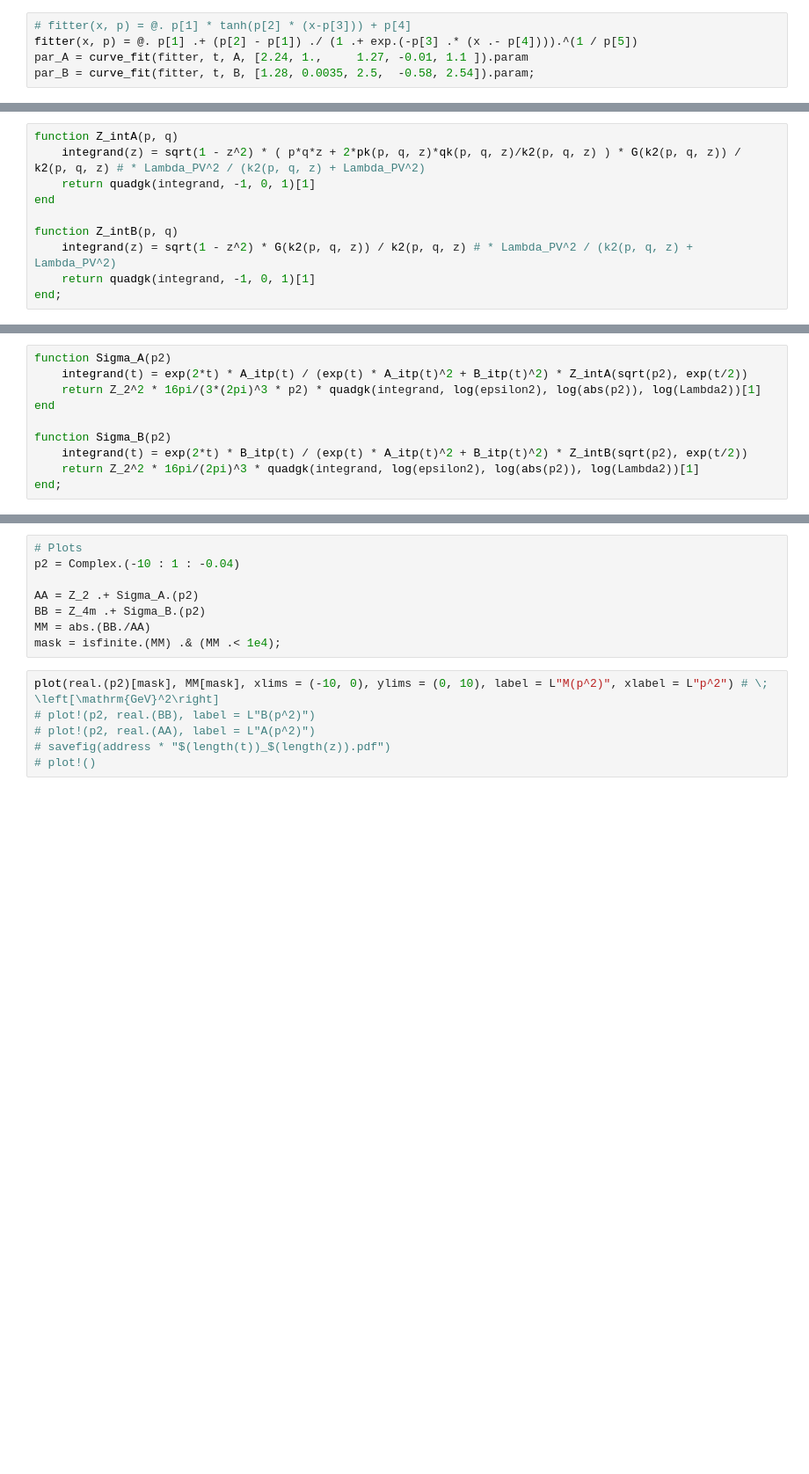
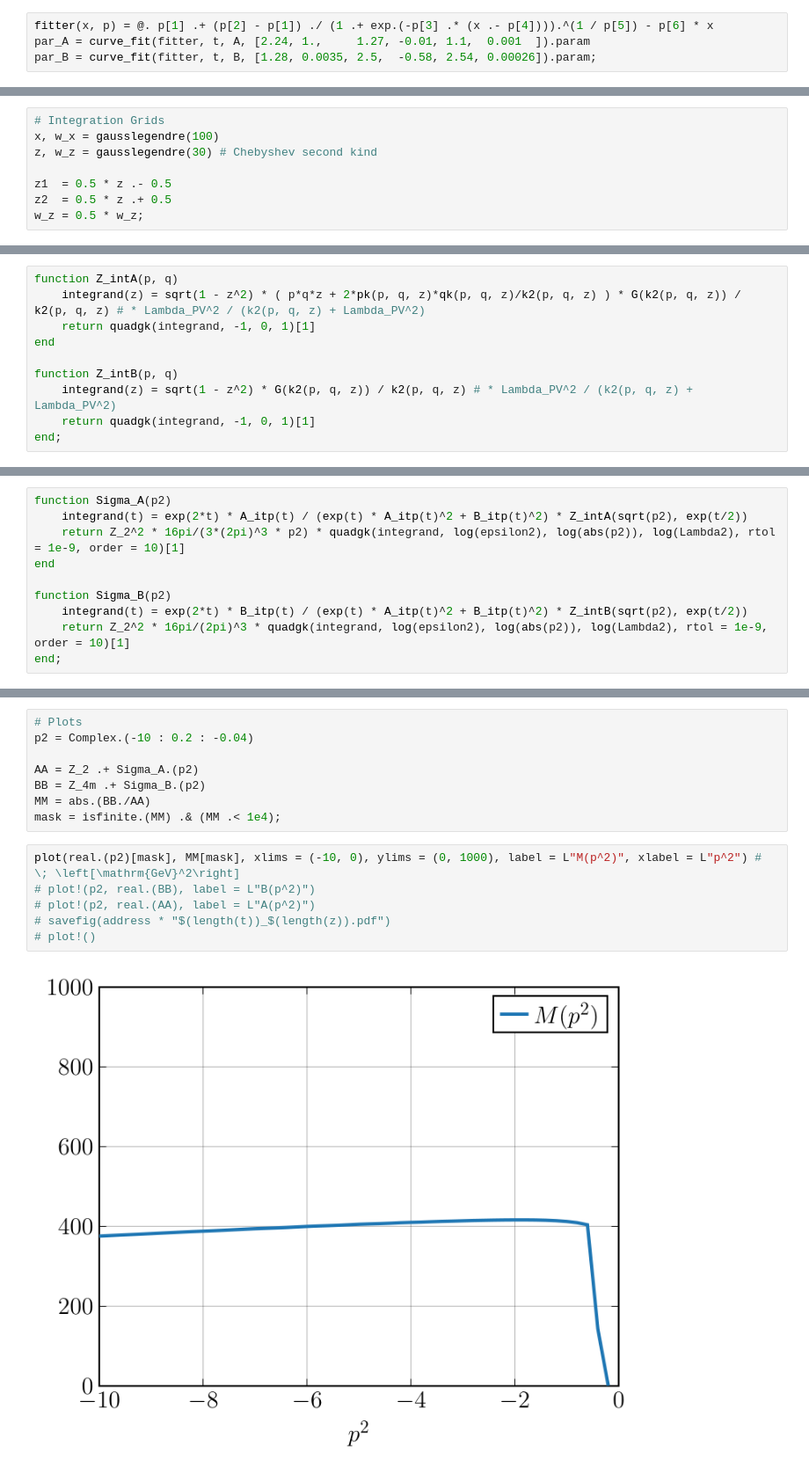
Before and after one commit to GestoerterOszillator/Maris-Tandy, a Jupyter notebook: nochmal.ipynb, the cells around one changed output, grey strips where cells are left out. Shown at 88% size. Cells and saved outputs as stored; diff of their text form; blank space fills up the shorter version.

```diff
--- a/nochmal.ipynb
+++ b/nochmal.ipynb
@@ -168,10 +165,9 @@ plot!(exp.(t), B./A, label = L"M(p^2)")
 # %% [markdown]
 ### Part 2 - Finding a Fitting Function
 # %%
-# fitter(x, p) = @. p[1] * tanh(p[2] * (x-p[3])) + p[4]
-fitter(x, p) = @. p[1] .+ (p[2] - p[1]) ./ (1 .+ exp.(-p[3] .* (x .- p[4]))).^(1 / p[5])
-par_A = curve_fit(fitter, t, A, [2.24, 1.,     1.27, -0.01, 1.1 ]).param
-par_B = curve_fit(fitter, t, B, [1.28, 0.0035, 2.5,  -0.58, 2.54]).param;
+fitter(x, p) = @. p[1] .+ (p[2] - p[1]) ./ (1 .+ exp.(-p[3] .* (x .- p[4]))).^(1 / p[5]) - p[6] * x
+par_A = curve_fit(fitter, t, A, [2.24, 1.,     1.27, -0.01, 1.1,  0.001  ]).param
+par_B = curve_fit(fitter, t, B, [1.28, 0.0035, 2.5,  -0.58, 2.54, 0.00026]).param;
 # %%
 println("max. abs. err. A: ", maximum(abs.(A - fitter(t, par_A))))
 println("max. rel. err. A: ", maximum(abs.(A - fitter(t, par_A)) ./ A))
@@ -200,2 +194,10 @@ B_itp = Spline1D(t, B, k = 3);
 # %% [markdown]
 ### Part 3 - Integrating with Complex Momenta
+# %%
+# Integration Grids
+x, w_x = gausslegendre(100)
+z, w_z = gausslegendre(30) # Chebyshev second kind
+
+z1  = 0.5 * z .- 0.5
+z2  = 0.5 * z .+ 0.5
+w_z = 0.5 * w_z;
@@ -212,10 +239,10 @@ end;
 # %%
 function Sigma_A(p2)
     integrand(t) = exp(2*t) * A_itp(t) / (exp(t) * A_itp(t)^2 + B_itp(t)^2) * Z_intA(sqrt(p2), exp(t/2))
-    return Z_2^2 * 16pi/(3*(2pi)^3 * p2) * quadgk(integrand, log(epsilon2), log(abs(p2)), log(Lambda2))[1]
+    return Z_2^2 * 16pi/(3*(2pi)^3 * p2) * quadgk(integrand, log(epsilon2), log(abs(p2)), log(Lambda2), rtol = 1e-9, order = 10)[1]
 end
 
 function Sigma_B(p2)
     integrand(t) = exp(2*t) * B_itp(t) / (exp(t) * A_itp(t)^2 + B_itp(t)^2) * Z_intB(sqrt(p2), exp(t/2))
-    return Z_2^2 * 16pi/(2pi)^3 * quadgk(integrand, log(epsilon2), log(abs(p2)), log(Lambda2))[1]
+    return Z_2^2 * 16pi/(2pi)^3 * quadgk(integrand, log(epsilon2), log(abs(p2)), log(Lambda2), rtol = 1e-9, order = 10)[1]
 end;
@@ -222,14 +253,16 @@ end;
 # %%
 # Plots
-p2 = Complex.(-10 : 1 : -0.04)
+p2 = Complex.(-10 : 0.2 : -0.04)
 
 AA = Z_2 .+ Sigma_A.(p2)
 BB = Z_4m .+ Sigma_B.(p2)
 MM = abs.(BB./AA)
 mask = isfinite.(MM) .& (MM .< 1e4);
 # %%
-plot(real.(p2)[mask], MM[mask], xlims = (-10, 0), ylims = (0, 10), label = L"M(p^2)", xlabel = L"p^2") # \; \left[\mathrm{GeV}^2\right]
+plot(real.(p2)[mask], MM[mask], xlims = (-10, 0), ylims = (0, 1000), label = L"M(p^2)", xlabel = L"p^2") # \; \left[\mathrm{GeV}^2\right]
 # plot!(p2, real.(BB), label = L"B(p^2)")
 # plot!(p2, real.(AA), label = L"A(p^2)")
 # savefig(address * "$(length(t))_$(length(z)).pdf")
 # plot!()
+# %% [output]
+[figure, added]
```
Also changed, not shown: parts of 14 cells of this notebook.
